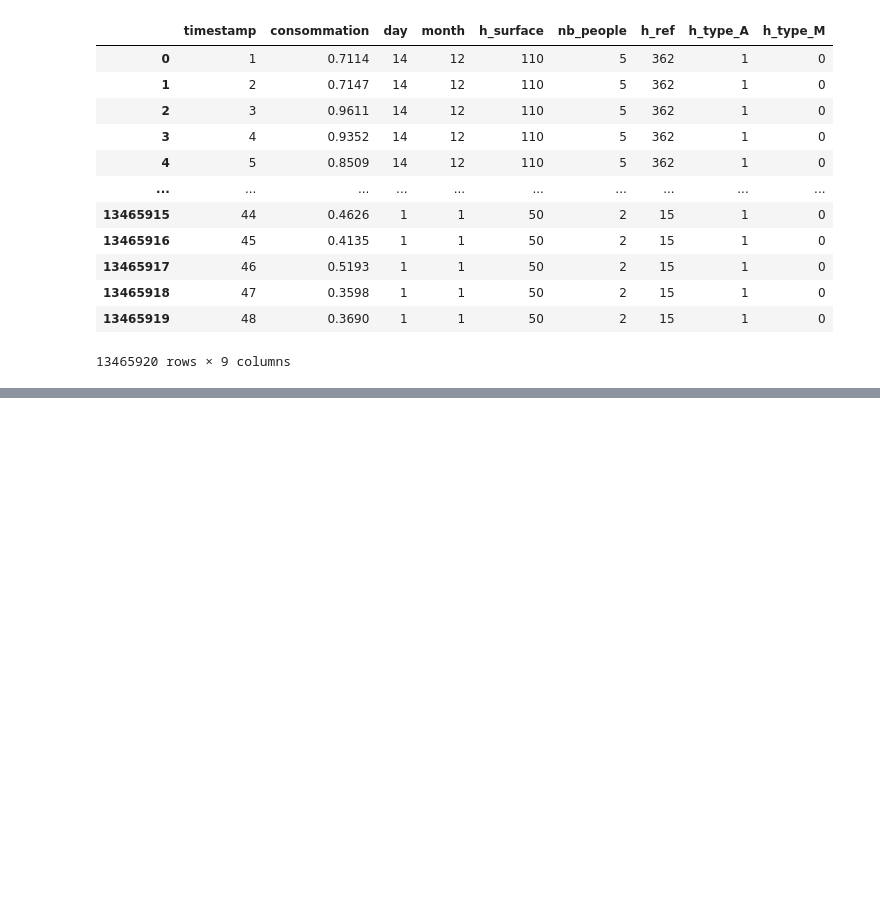
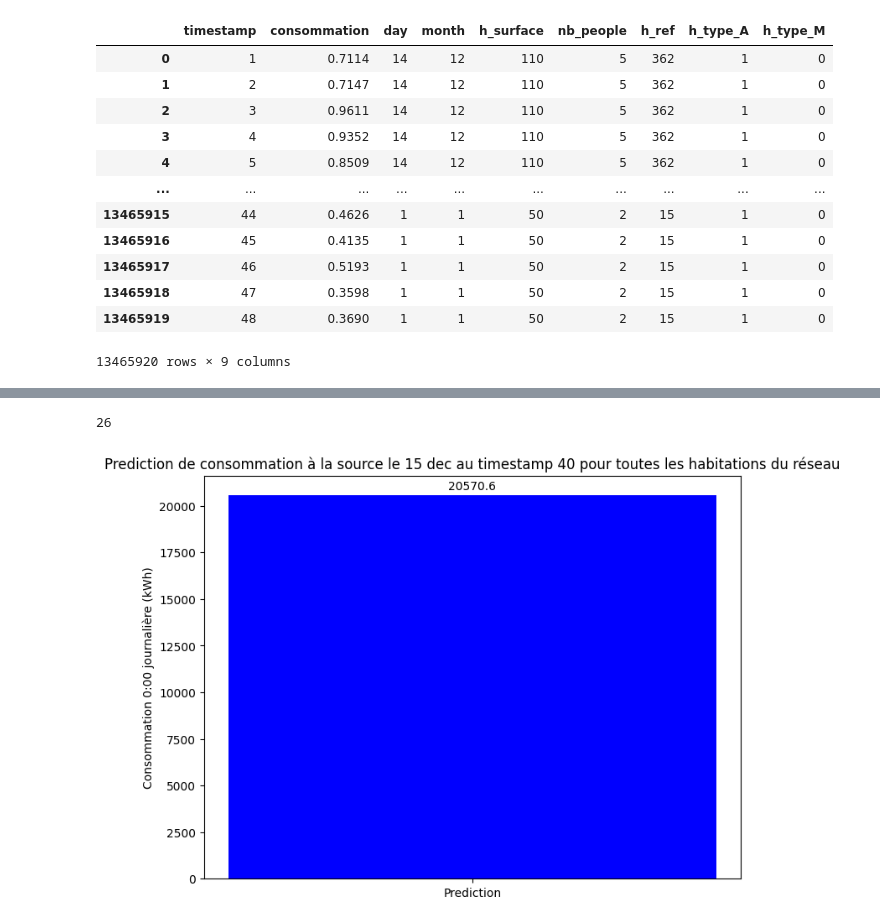
Before and after one commit to lagarrueal/spie-project, a Jupyter notebook: notebooks/visualization/vizualization.ipynb, the cells around one changed output, grey strips where cells are left out. Drawn from its saved outputs; the diff is of its cells as text; code cells hidden in the pictures; blank space fills up the shorter version.

```diff
--- a/notebooks/visualization/vizualization.ipynb
+++ b/notebooks/visualization/vizualization.ipynb
@@ -175,0 +451,4 @@ Error:
+# %%
+list_to_pred_norm = scaler.transform(list_to_pred)
+# %%
+cons_predicted = model2.predict(list_to_pred_norm)
@@ -175,0 +457,7 @@ Error:
+# %%
+len(cons_predicted)
+# %% [output]
+26
+# %%
+for i in range(len(cons_predicted)):
+    cons_predicted[i] = cons_predicted[i] * nb_houses[i][1]
@@ -175,0 +468,14 @@ Error:
+# %%
+cons_total = cons_predicted.sum()
+# %%
+fig = plt.figure()
+ax = fig.add_axes([0,0,1,1])
+ax.set_ylabel('Consommation 0:00 journalière (kWh)')
+ax.set_title(f'Prediction de consommation à la source le 15 dec au timestamp {ts} pour toutes les habitations du réseau')
+labels = ['Prediction']
+bars = [cons_total]
+ax.bar(labels, bars, color=['blue'])
+ax.bar_label(ax.containers[0], padding=3)
+plt.show()
+# %% [output]
+[figure, added]
```
Also changed, not shown: parts of 46 cells of this notebook, 1 other file.
